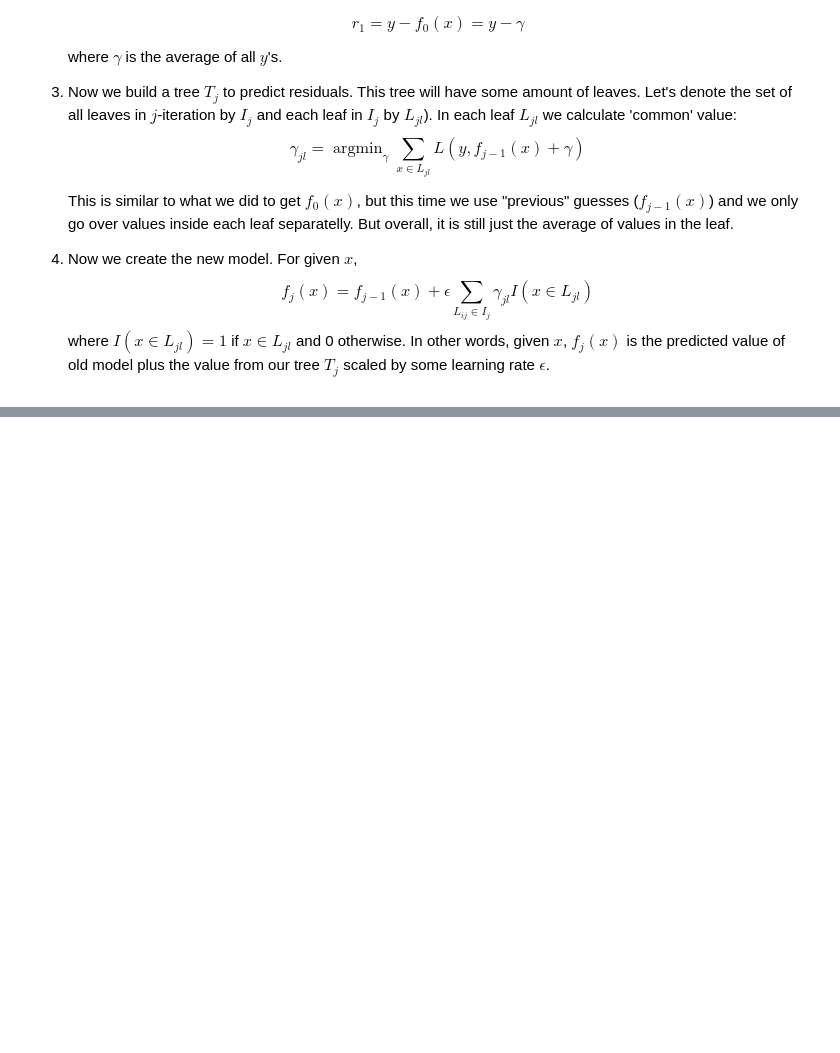
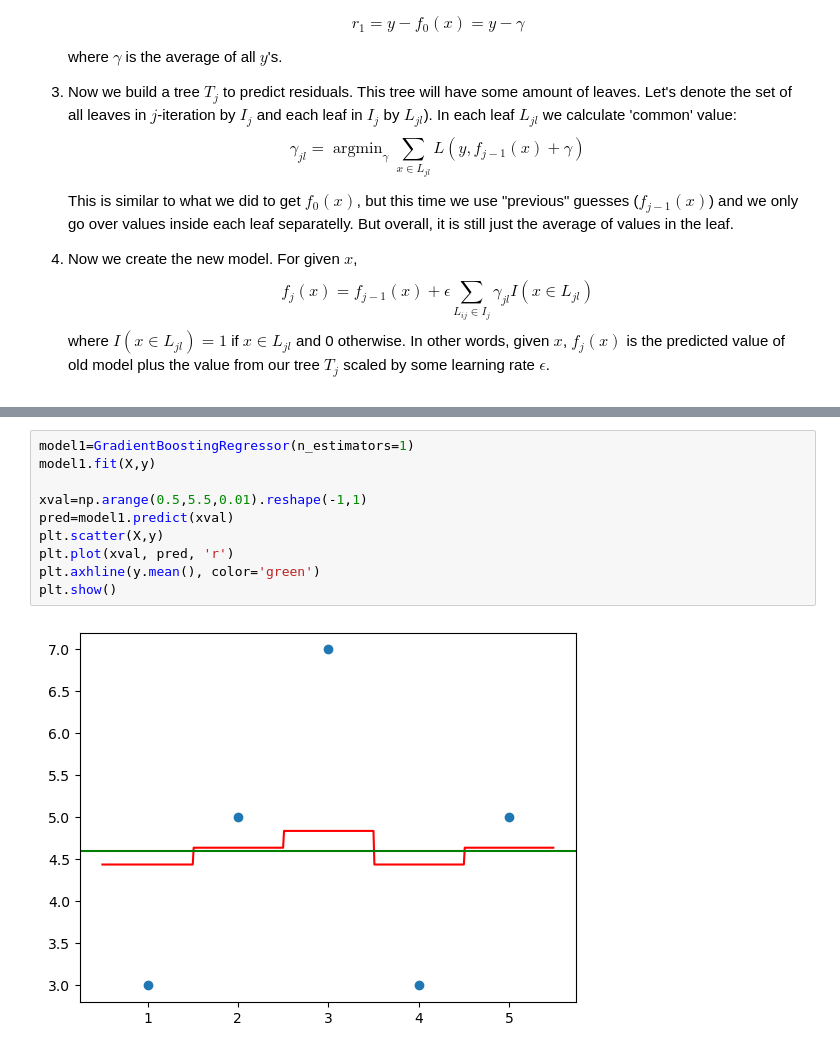
Before and after one commit to BMCC-Muzician/BMCC-DS, a Jupyter notebook: Mat 420/WIP-GB.ipynb, the cells around one changed output, grey strips where cells are left out. Cells and saved outputs as stored; diff of their text form; blank space fills up the shorter version.

```diff
--- a/Mat 420/WIP-GB.ipynb
+++ b/Mat 420/WIP-GB.ipynb
@@ -62,0 +91,12 @@ We consider a loss function $L(x)=\frac{1}{2}(y-f(x))^2$, where $f(x)$ is some a
+# %%
+model1=GradientBoostingRegressor(n_estimators=1)
+model1.fit(X,y)
+
+xval=np.arange(0.5,5.5,0.01).reshape(-1,1)
+pred=model1.predict(xval)
+plt.scatter(X,y)
+plt.plot(xval, pred, 'r')
+plt.axhline(y.mean(), color='green')
+plt.show()
+# %% [output]
+[figure, added]
```
Also changed, not shown: parts of 31 cells of this notebook.
